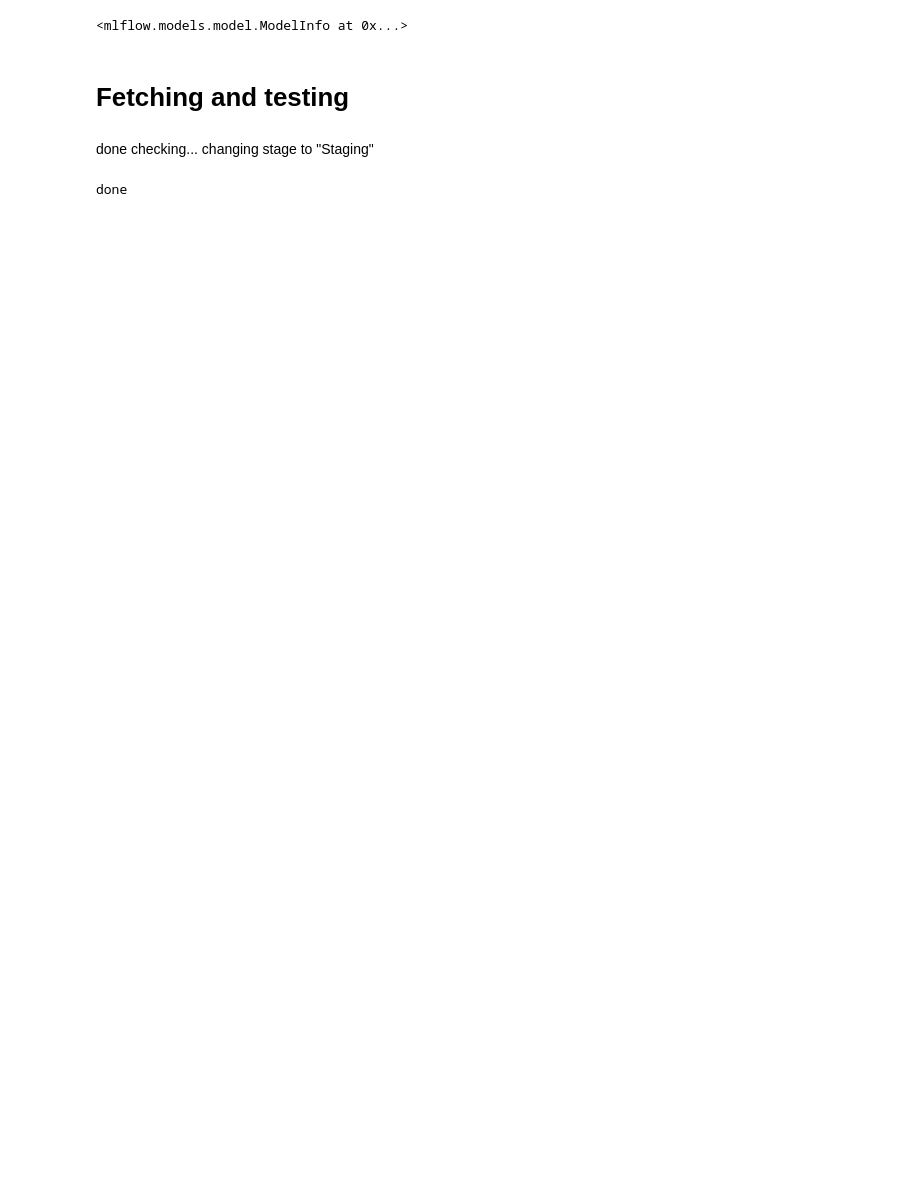
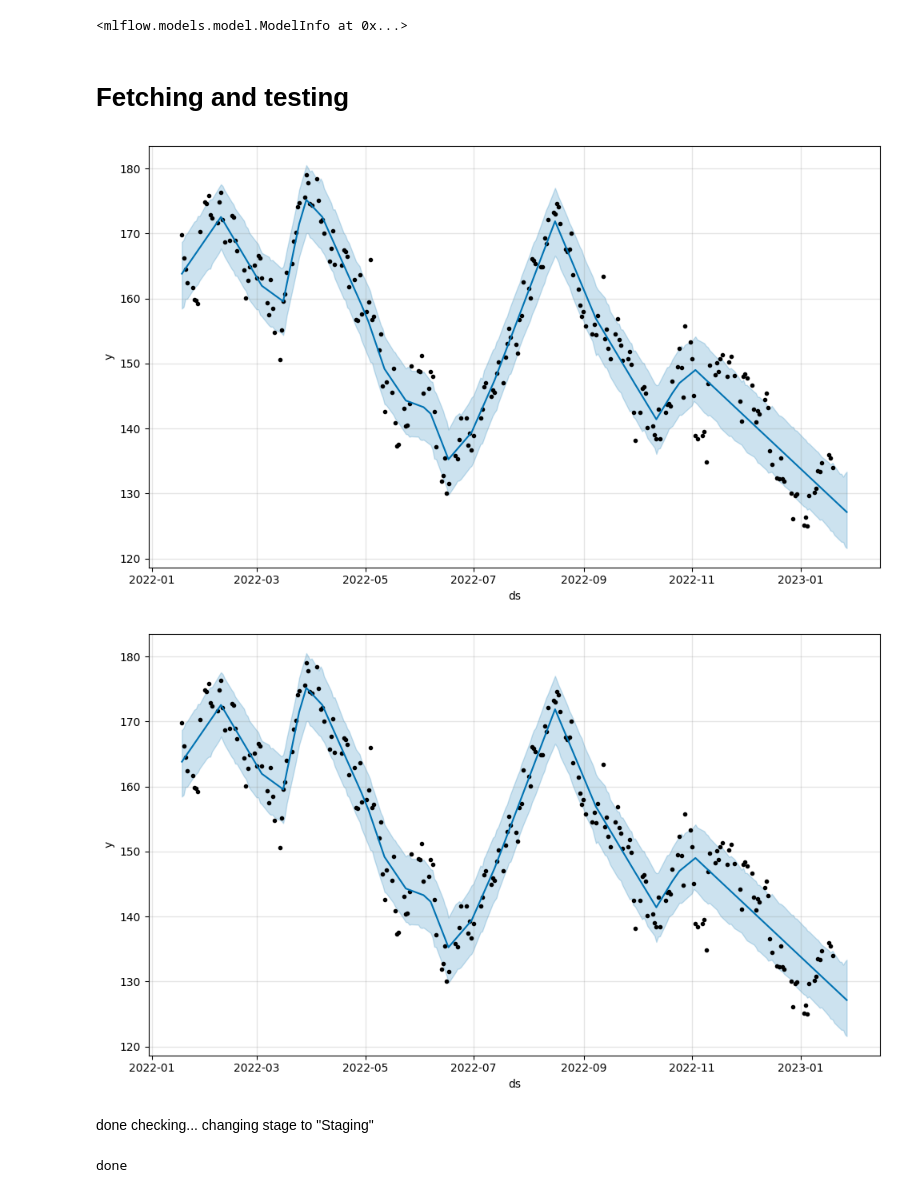
Before and after one commit to r-vvch/DMLS_2022_stocks, a Jupyter notebook: Prophet.ipynb, the cells around one changed output. Drawn from its saved outputs; the diff is of its cells as text; code cells hidden in the pictures; blank space fills up the shorter version.

```diff
--- a/Prophet.ipynb
+++ b/Prophet.ipynb
@@ -156,11 +189,16 @@ mlflow.end_run()
 # %% [markdown]
 # Fetching and testing
 # %%
-model = mlflow.pyfunc.load_model(
-    model_uri=f"models:/Prophet/1"
+model = mlflow.prophet.load_model(
+    model_uri=f"models:/Prophet/9"
 )
 # %%
 preds = model.predict(future)
+# %%
+model.plot(preds)
+# %% [output]
+[figure, added]
+[figure, added]
 # %% [markdown]
 done checking... changing stage to "Staging"
 # %%
```
Also changed, not shown: parts of 31 cells of this notebook.
